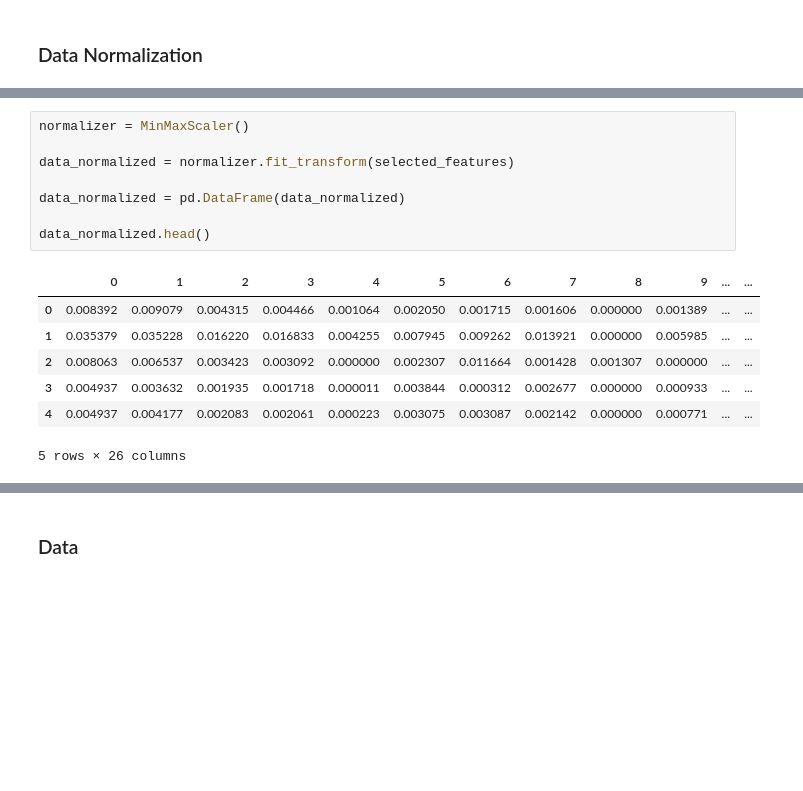
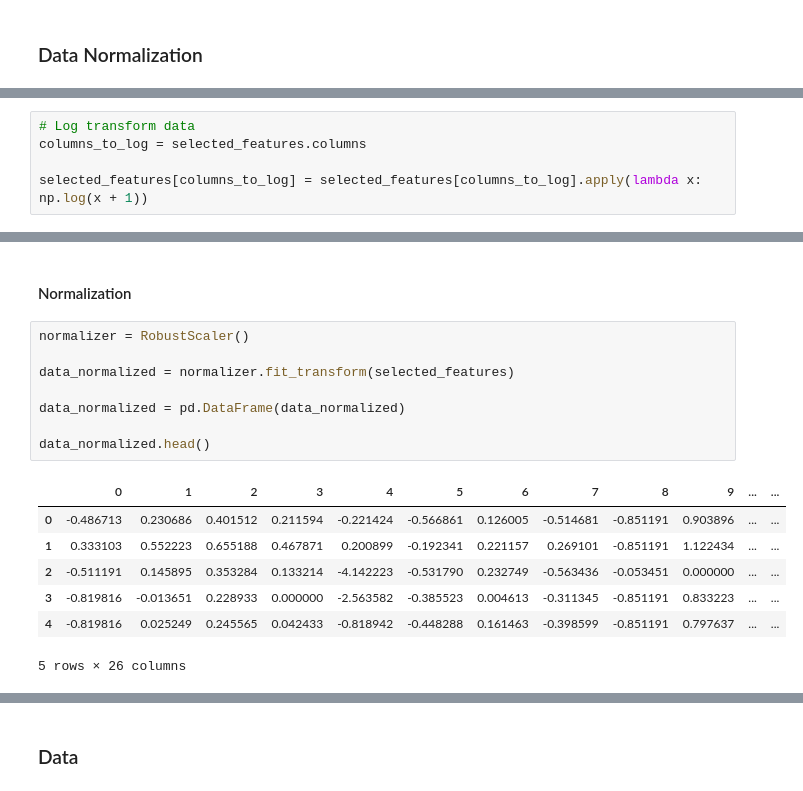
Before and after one commit to Sulbae/OlahGizi-Project, a Jupyter notebook: Nutrition Prediction Model/notebook.ipynb, the cells around one changed output, grey strips where cells are left out. Saved outputs shown, nothing was run; the diff lists cells and outputs as text; blank space fills up the shorter version.

Commit message:
update normalization

```diff
--- a/Nutrition Prediction Model/notebook.ipynb
+++ b/Nutrition Prediction Model/notebook.ipynb
@@ -679,0 +682,5 @@ memory usage: 486.6 KB
+# %%
+# Log transform data
+columns_to_log = selected_features.columns
+
+selected_features[columns_to_log] = selected_features[columns_to_log].apply(lambda x: np.log(x + 1))
@@ -680,16 +732,18 @@ memory usage: 486.6 KB
+# %% [markdown]
+#### Normalization
 # %%
-normalizer = MinMaxScaler()
+normalizer = RobustScaler()
 
 data_normalized = normalizer.fit_transform(selected_features)
 
 data_normalized = pd.DataFrame(data_normalized)
 
 data_normalized.head()
 # %% [output]
 |  | 0 | 1 | 2 | 3 | 4 | 5 | 6 | 7 | 8 | 9 | ... | ... |
-| 0 | 0.008392 | 0.009079 | 0.004315 | 0.004466 | 0.001064 | 0.002050 | 0.001715 | 0.001606 | 0.000000 | 0.001389 | ... | ... |
-| 1 | 0.035379 | 0.035228 | 0.016220 | 0.016833 | 0.004255 | 0.007945 | 0.009262 | 0.013921 | 0.000000 | 0.005985 | ... | ... |
-| 2 | 0.008063 | 0.006537 | 0.003423 | 0.003092 | 0.000000 | 0.002307 | 0.011664 | 0.001428 | 0.001307 | 0.000000 | ... | ... |
-| 3 | 0.004937 | 0.003632 | 0.001935 | 0.001718 | 0.000011 | 0.003844 | 0.000312 | 0.002677 | 0.000000 | 0.000933 | ... | ... |
-| 4 | 0.004937 | 0.004177 | 0.002083 | 0.002061 | 0.000223 | 0.003075 | 0.003087 | 0.002142 | 0.000000 | 0.000771 | ... | ... |
+| 0 | -0.486713 | 0.230686 | 0.401512 | 0.211594 | -0.221424 | -0.566861 | 0.126005 | -0.514681 | -0.851191 | 0.903896 | ... | ... |
+| 1 | 0.333103 | 0.552223 | 0.655188 | 0.467871 | 0.200899 | -0.192341 | 0.221157 | 0.269101 | -0.851191 | 1.122434 | ... | ... |
+| 2 | -0.511191 | 0.145895 | 0.353284 | 0.133214 | -4.142223 | -0.531790 | 0.232749 | -0.563436 | -0.053451 | 0.000000 | ... | ... |
+| 3 | -0.819816 | -0.013651 | 0.228933 | 0.000000 | -2.563582 | -0.385523 | 0.004613 | -0.311345 | -0.851191 | 0.833223 | ... | ... |
+| 4 | -0.819816 | 0.025249 | 0.245565 | 0.042433 | -0.818942 | -0.448288 | 0.161463 | -0.398599 | -0.851191 | 0.797637 | ... | ... |
 5 rows × 26 columns
```
Also changed, not shown: parts of 7 cells of this notebook, 2 other files.
